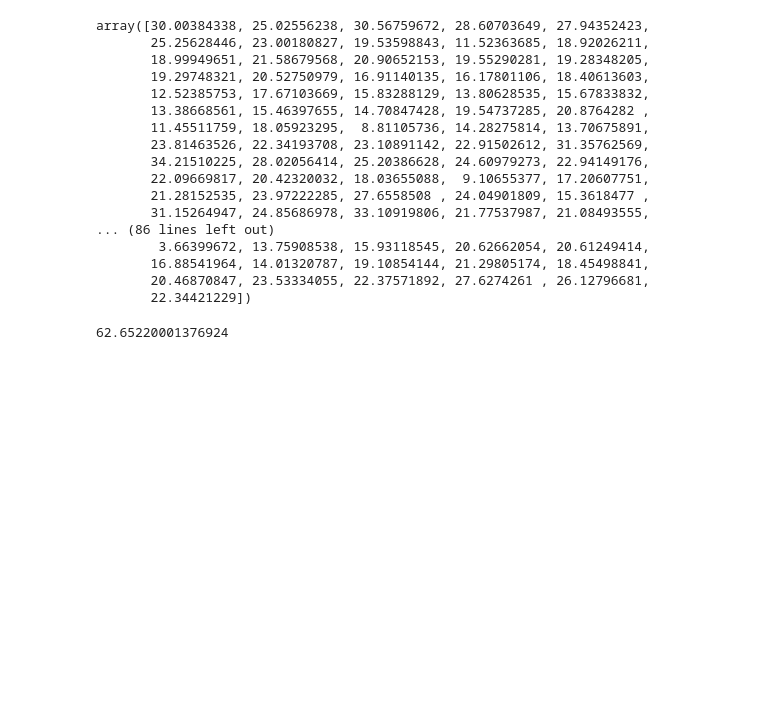
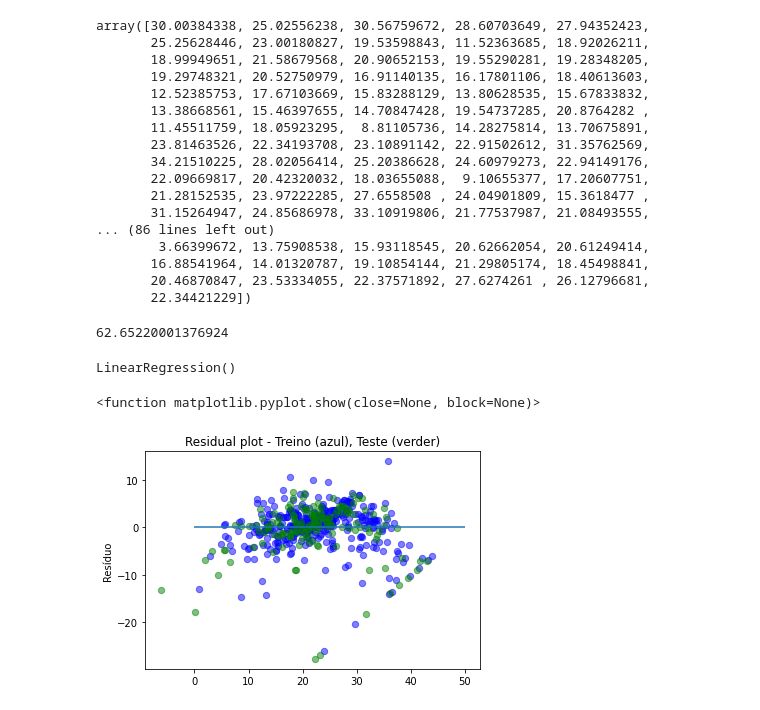
Before and after one commit to higorcamelo/analise-dados-python, a Jupyter notebook: predicao_scikit/predicao_scikit.ipynb, the cells around one changed output. Drawn from its saved outputs; the diff is of its cells as text; code cells hidden in the pictures; blank space fills up the shorter version.

```diff
--- a/predicao_scikit/predicao_scikit.ipynb
+++ b/predicao_scikit/predicao_scikit.ipynb
@@ -84,0 +88,23 @@ y_teste = eixo_y[-50:]
+# %%
+# Seleção aleatória dos dados para treino e teste
+from sklearn.model_selection import train_test_split
+
+x_treino, x_teste, y_treino, y_teste = train_test_split(eixo_x, df.PRICE, test_size = 0.3, random_state = 5) # 70% dos dados vão para treino e os dados serão completamente aleatorizado
+
+regr = LinearRegression()
+regr.fit(x_treino, y_treino)
+
+pred_treino = regr.predict(x_treino)
+pred_teste = regr.predict(x_teste)
+# %% [output]
+LinearRegression()
+# %%
+plt.scatter(regr.predict(x_treino), regr.predict(x_treino) - y_treino, c = "b", s = 40, alpha = 0.5)
+plt.scatter(regr.predict(x_teste), regr.predict(x_teste) - y_teste, c = "g", s = 40, alpha = 0.5)
+plt.hlines(y = 0, xmin = 0, xmax = 50)
+plt.ylabel("Resíduo")
+plt.title("Residual plot - Treino (azul), Teste (verder)")
+plt.show
+# %% [output]
+<function matplotlib.pyplot.show(close=None, block=None)>
+[figure, added]
```
Also changed, not shown: parts of 1 cell of this notebook.
